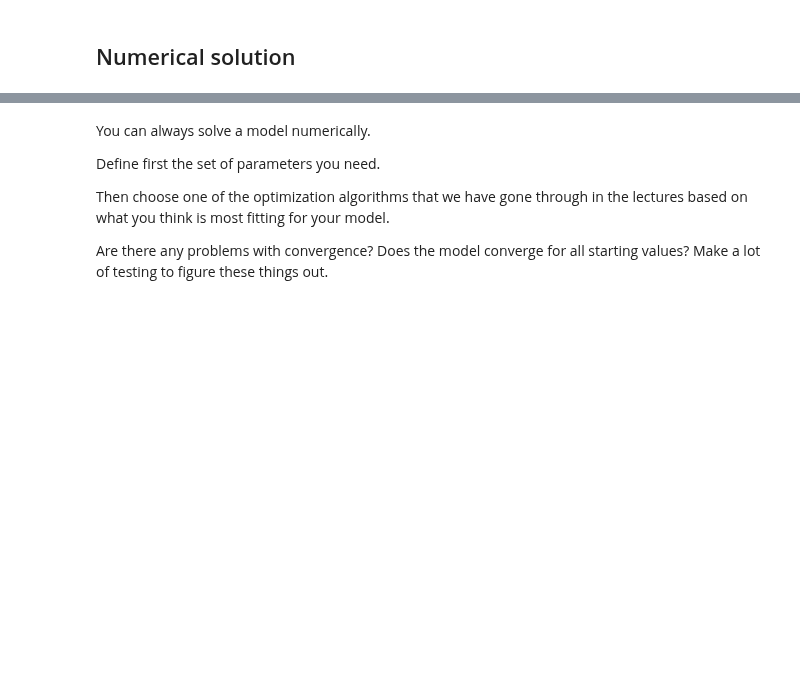
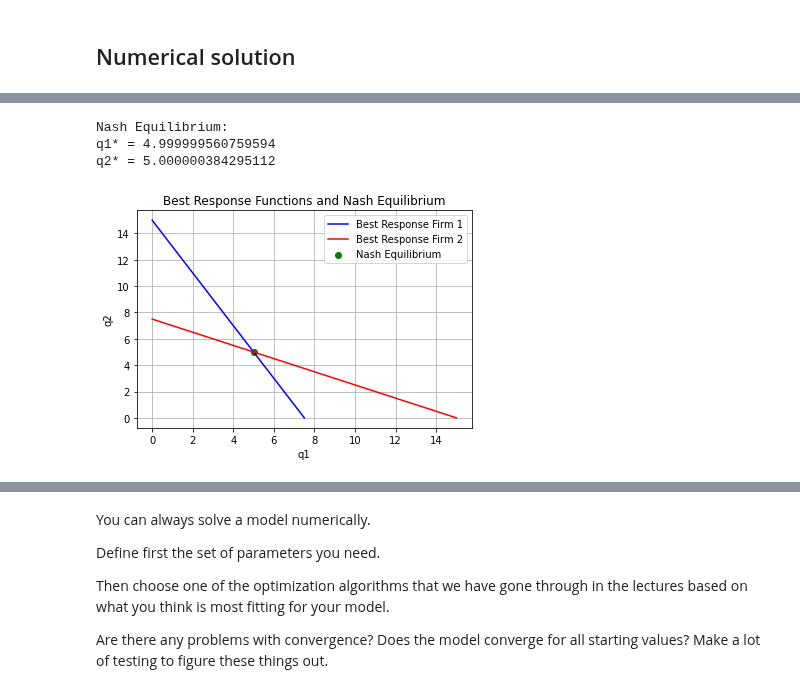
Before and after one commit to NumEconCopenhagen/projects-2024-emil-og-simon, a Jupyter notebook: modelproject/modelproject.ipynb, the cells around one changed output, grey strips where cells are left out. Saved outputs shown, nothing was run; the diff lists cells and outputs as text; code cells hidden in the pictures; blank space fills up the shorter version.

```diff
--- a/modelproject/modelproject.ipynb
+++ b/modelproject/modelproject.ipynb
@@ -155,3 +188,68 @@ print("q2* =", q2_star)
+# %%
+def profit_1_num(a, b, q1, q2, mc):
+    return (a - b * q1 - b * q2 - mc) * q1
+
+def BR1(q2, a, b, mc):
+    sol_BR1 = optimize.minimize(lambda q: -profit_1_num(a, b, q, q2, mc), x0=0.1, bounds=[(0, None)])
+    return sol_BR1.x[0]
+
+def profit_2_num(a, b, q1, q2, mc):
+    return (a - b * q1 - b * q2 - mc) * q2
+
+def BR2(q1, a, b, mc):
+    sol_BR2 = optimize.minimize(lambda q: -profit_2_num(a, b, q1, q, mc), x0=0.1, bounds=[(0, None)])
+    return sol_BR2.x[0]
+
+def H(q, a, b, mc):
+    q1, q2 = q
+    err1 = BR1(q2, a, b, mc) - q1
+    err2 = BR2(q1, a, b, mc) - q2
+    return [err1, err2]
+
+# Given parameters
+a = 50
+b = 3
+mc = 5
+
+# Solve for Nash equilibrium
+result = optimize.root(lambda q: H(q, a, b, mc), [0.1, 0.1])
+
+# Extract equilibrium quantities
+q_star = result.x
+q1_star, q2_star = q_star
+
+print("Nash Equilibrium:")
+print("q1* =", q1_star)
+print("q2* =", q2_star)
+
+# Define the range of q1 and q2 values
+q_values = np.linspace(0, 15, 100)  # Adjust the range for q_values
+
+# Calculate corresponding q1 values using the best response function for firm 1
+q1_values = [BR1(q2, a, b, mc) for q2 in q_values]
+
+# Calculate corresponding q2 values using the best response function for firm 2
+q2_values = [BR2(q1, a, b, mc) for q1 in q_values]
+
+# Plot the best response functions for both firms
+plt.plot(q1_values, q_values, label='Best Response Firm 1', color='blue')
+plt.plot(q_values, q2_values, label='Best Response Firm 2', color='red')
+
+# Plot the Nash Equilibrium point
+plt.scatter(q1_star, q2_star, color='green', label='Nash Equilibrium')
+
+plt.xlabel('q1')
+plt.ylabel('q2')
+plt.title('Best Response Functions and Nash Equilibrium')
+plt.legend()
+plt.grid(True)
+
+plt.show()
+# %% [output]
+Nash Equilibrium:
+q1* = 4.999999560759594
+q2* = 5.000000384295112
+[figure, added]
 # %%
 import numpy as np
 import matplotlib.pyplot as plt
```
Also changed, not shown: parts of 15 cells of this notebook.
